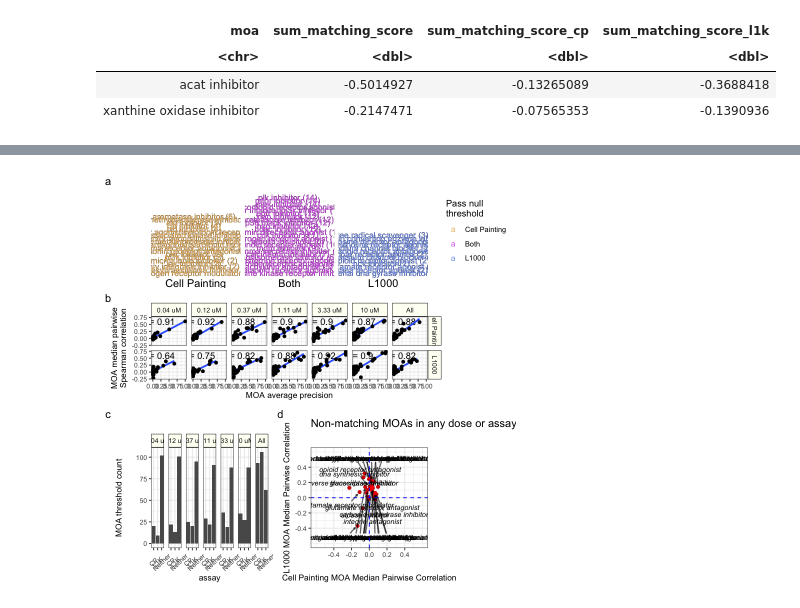
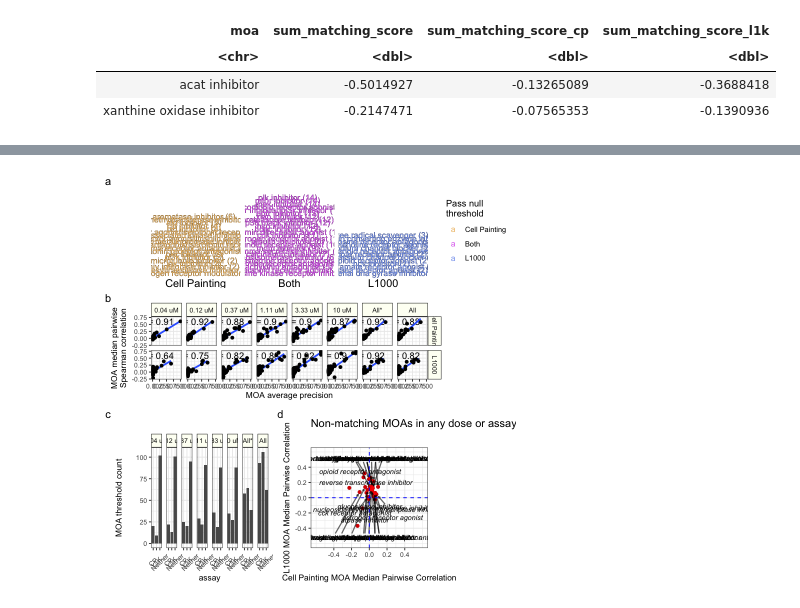
Before and after one commit to broadinstitute/lincs-profiling-complementarity, a Jupyter notebook: 6.paper_figures/supfig17_moawordhits.ipynb, the cells around one changed output, grey strips where cells are left out. Cells and saved outputs as stored; diff of their text form; code cells hidden in the pictures.

```diff
--- a/6.paper_figures/supfig17_moawordhits.ipynb
+++ b/6.paper_figures/supfig17_moawordhits.ipynb
@@ -338,6 +361,6 @@ A data.frame: 2 × 7
 # %%
 # Calculate pairwise correlations between median correlation and avg. precision
-precision_cor_df <- precision_melt_df %>%
+precision_cor_df <- precision_melt_all_dose_df %>%
     dplyr::group_by(assay, dose) %>%
     dplyr::summarise(cor_coef = cor.test(avg_precision, matching_score, method="pearson")$estimate) %>%
     dplyr::mutate(cor_coef_round = paste("r =", round(cor_coef, 2))) %>%
@@ -356,7 +379,7 @@ A tibble: 6 × 4
 | Cell Painting | 10 uM | 0.8728791 | r = 0.87 |
 # %%
 precision_match_gg <- (
-    ggplot(precision_melt_df)
+    ggplot(precision_melt_all_dose_df)
     + geom_text(data=precision_cor_df, x = .2, y = .6, aes(label=cor_coef_round))
     + geom_smooth(method="lm", se = FALSE, formula=y~x, aes(x = avg_precision, y = matching_score))
     + geom_point(aes(x = avg_precision, y = matching_score))
@@ -372,23 +395,33 @@ precision_match_gg
 # %%
+# Append a new set of results for All dose
+pm_all_dose_df <- pm_df %>%
+    dplyr::filter(dose == "All") %>%
+    dplyr::filter(moa %in% !!dose_specific_moa_class)
+
+pm_all_dose_df$dose <- "All*"
+
+# Add all dose to rest of dose info
+pm_all_dose_df <- dplyr::bind_rows(pm_df, pm_all_dose_df)
+
 all_dose_pass_df <- list()
-for (use_dose in unique(pm_df$dose)) {
-  all_dose_pass_df[[use_dose]] <- pm_df %>%
-      dplyr::filter(dose == !!use_dose) %>%
-      reshape2::dcast("moa~assay", value.var = "pass_thresh") %>%
+for (use_dose in unique(pm_all_dose_df$dose)) {
+    all_dose_pass_df[[use_dose]] <- pm_all_dose_df %>%
+        dplyr::filter(dose == !!use_dose) %>%
+        reshape2::dcast("moa~assay", value.var = "pass_thresh") %>%
         dplyr::mutate(dose = use_dose) %>%
-    dplyr::mutate(
-        `CP` = sum(`Cell Painting`),
-        `L1K` = sum(`L1000`),
-        `Neither`= sum(!(`Cell Painting` + `L1000`))
-    ) %>%
-    dplyr::select(dose, `CP`, `L1K`, `Neither`) %>%
-    dplyr::distinct()
+        dplyr::mutate(
+            `CP` = sum(`Cell Painting`),
+            `L1K` = sum(`L1000`),
+            `Neither`= sum(!(`Cell Painting` + `L1000`))
+        ) %>%
+        dplyr::select(dose, `CP`, `L1K`, `Neither`) %>%
+        dplyr::distinct()
 }
 
 all_dose_pass_df <- dplyr::bind_rows(all_dose_pass_df) %>%
     reshape2::melt(id.vars = "dose", variable.name = "assay", value.name = "pass_thresh_count")
 
-all_dose_pass_df$dose <- factor(all_dose_pass_df$dose, levels = updated_dose_order)
+all_dose_pass_df$dose <- factor(all_dose_pass_df$dose, levels = c(dose_order, "All*", "All"))
 
 all_dose_pass_df
 # %% [output]
@@ -503,18 +540,18 @@ no_match_gg
 # %%
 # Compile figure
 sup_fig_gg <- (
     word_gg /
     precision_match_gg /
     (no_match_bar_gg + no_match_gg)
     + plot_layout(heights = c(1.1, 0.75, 1.2))
     + plot_annotation(tag_levels = "a")
 )
 
 for (extension in extensions) {
     output_file <- paste0(output_figure_base, extension)
-    ggplot2::ggsave(output_file, sup_fig_gg, width = 14.5, height = 13.5, dpi = 500)
+    ggplot2::ggsave(output_file, sup_fig_gg, width = 15, height = 13.5, dpi = 500)
 }
 
 sup_fig_gg
 # %% [output]
-[figure, old version]
+[figure, new version]
```
Also changed, not shown: parts of 6 cells of this notebook, 3 other files.
